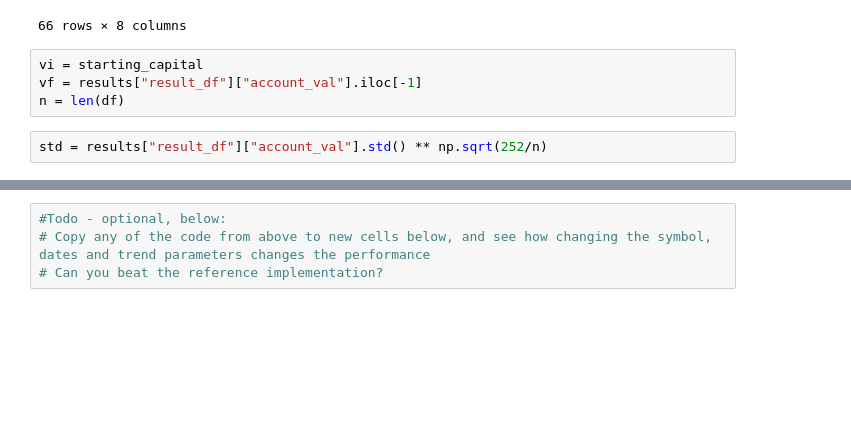
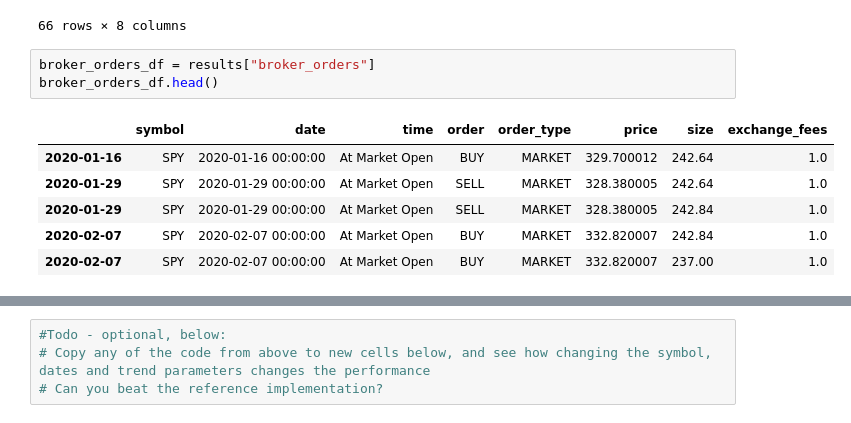
Before and after one commit to AhmedSMG/CodingDojo, a Jupyter notebook: week05/day04/W5C2/W5C2_template.ipynb, the cells around one changed output, grey strips where cells are left out. Cells and saved outputs as stored; diff of their text form; blank space fills up the shorter version.

```diff
--- a/week05/day04/W5C2/W5C2_template.ipynb
+++ b/week05/day04/W5C2/W5C2_template.ipynb
@@ -211,12 +180,16 @@ results['broker_orders']
 | 2021-10-13 | SPY | 2021-10-13 00:00:00 | At Market Open | BUY | MARKET | 434.709991 | 236.33 | 1.0 |
 | 2021-11-09 | SPY | 2021-11-09 00:00:00 | At Market Close | SELL | MARKET | 467.380005 | 236.33 | 1.0 |
 66 rows × 8 columns
-# %%
-vi = starting_capital
-vf = results["result_df"]["account_val"].iloc[-1]
-n = len(df)
-# %%
-std = results["result_df"]["account_val"].std() ** np.sqrt(252/n)
+# %%
+broker_orders_df = results["broker_orders"]
+broker_orders_df.head()
+# %% [output]
+|  | symbol | date | time | order | order_type | price | size | exchange_fees |
+| 2020-01-16 | SPY | 2020-01-16 00:00:00 | At Market Open | BUY | MARKET | 329.700012 | 242.64 | 1.0 |
+| 2020-01-29 | SPY | 2020-01-29 00:00:00 | At Market Open | SELL | MARKET | 328.380005 | 242.64 | 1.0 |
+| 2020-01-29 | SPY | 2020-01-29 00:00:00 | At Market Open | SELL | MARKET | 328.380005 | 242.84 | 1.0 |
+| 2020-02-07 | SPY | 2020-02-07 00:00:00 | At Market Open | BUY | MARKET | 332.820007 | 242.84 | 1.0 |
+| 2020-02-07 | SPY | 2020-02-07 00:00:00 | At Market Open | BUY | MARKET | 332.820007 | 237.00 | 1.0 |
 # %%
 #Todo:
 
```
Also changed, not shown: parts of 7 cells of this notebook.
